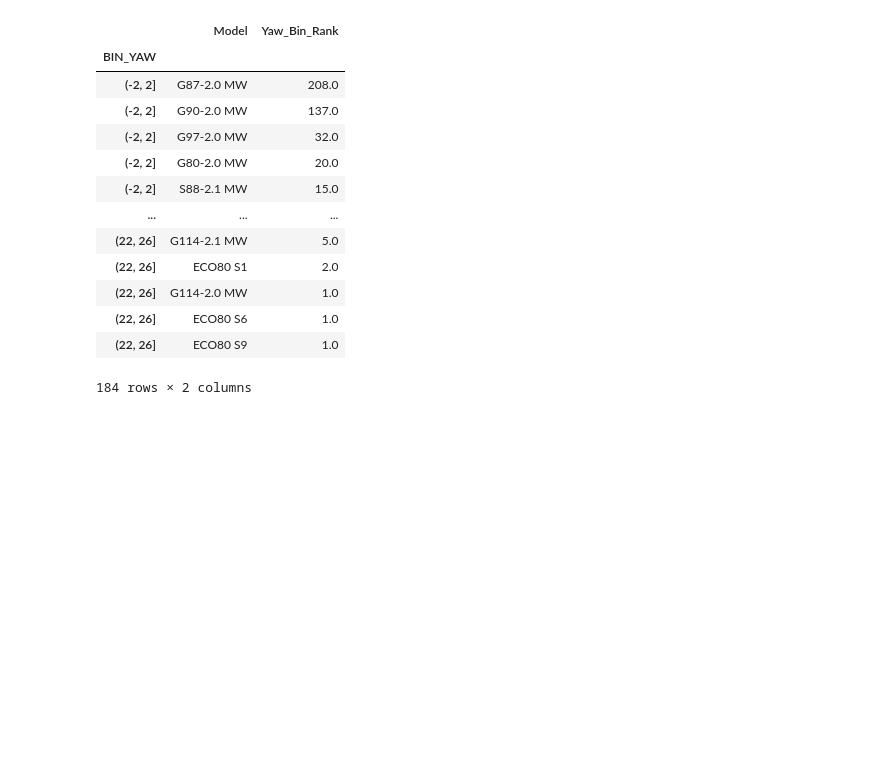
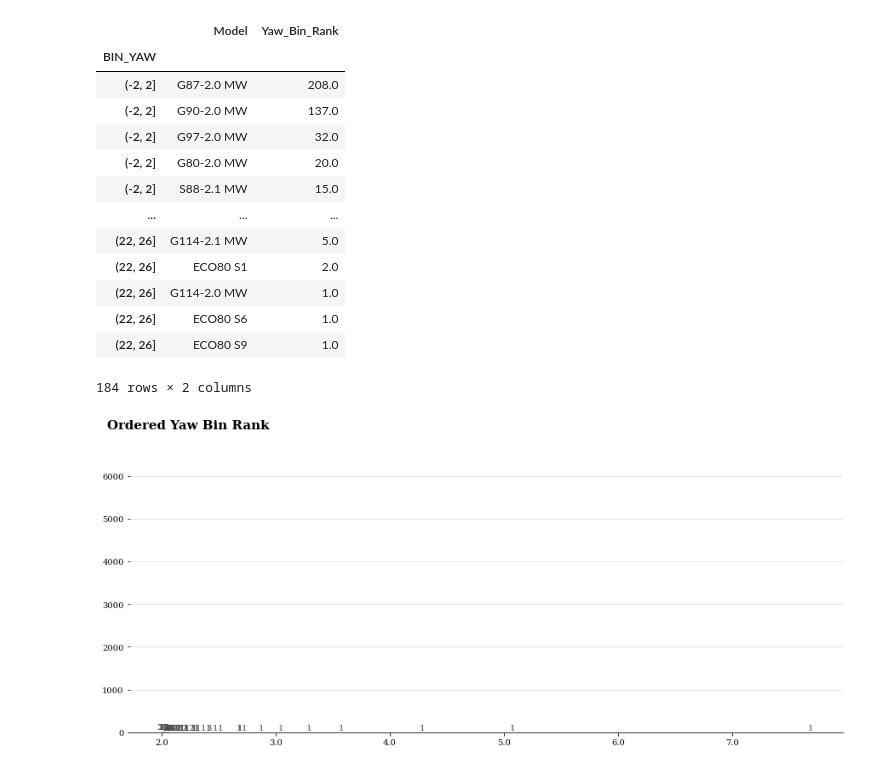
Before and after one commit to code-JOA/Wind-Turbine-Project, a Jupyter notebook: notebooks/OEM-Analysis.ipynb, the cells around one changed output. Cells and saved outputs as stored; diff of their text form; code cells hidden in the pictures; blank space fills up the shorter version.

```diff
--- a/notebooks/OEM-Analysis.ipynb
+++ b/notebooks/OEM-Analysis.ipynb
@@ -358,3 +358,28 @@ alert_ordered
 | (22, 26] | ECO80 S6 | 1.0 |
 | (22, 26] | ECO80 S9 | 1.0 |
 184 rows × 2 columns
+# %%
+fig, ax = plt.subplots(1,1, figsize=(15, 6))
+data_q1 = alert_ordered['Yaw_Bin_Rank'].value_counts().sort_index()
+ax.bar(data_q1.index, data_q1, width=0.55,
+       edgecolor='darkgray', color='#004c70',
+       linewidth=0.7)
+
+for i in data_q1.index:
+    ax.annotate(f"{data_q1[i]}",
+                   xy=(i, data_q1[i] + 100),
+                   va = 'center', ha='center',fontweight='light', fontfamily='serif',
+                   color='#4a4a4a')
+
+
+for s in ['top', 'left', 'right']:
+    ax.spines[s].set_visible(False)
+
+ax.set_ylim(0, 6500)
+ax.set_xticklabels(data_q1.index, fontfamily='serif')
+ax.set_yticklabels(np.arange(0, 6501, 1000),fontfamily='serif')
+fig.text(0.1, 0.95, 'Ordered Yaw Bin Rank', fontsize=15, fontweight='bold', fontfamily='serif')
+ax.grid(axis='y', linestyle='-', alpha=0.4)
+plt.show()
+# %% [output]
+[figure, added]
```
